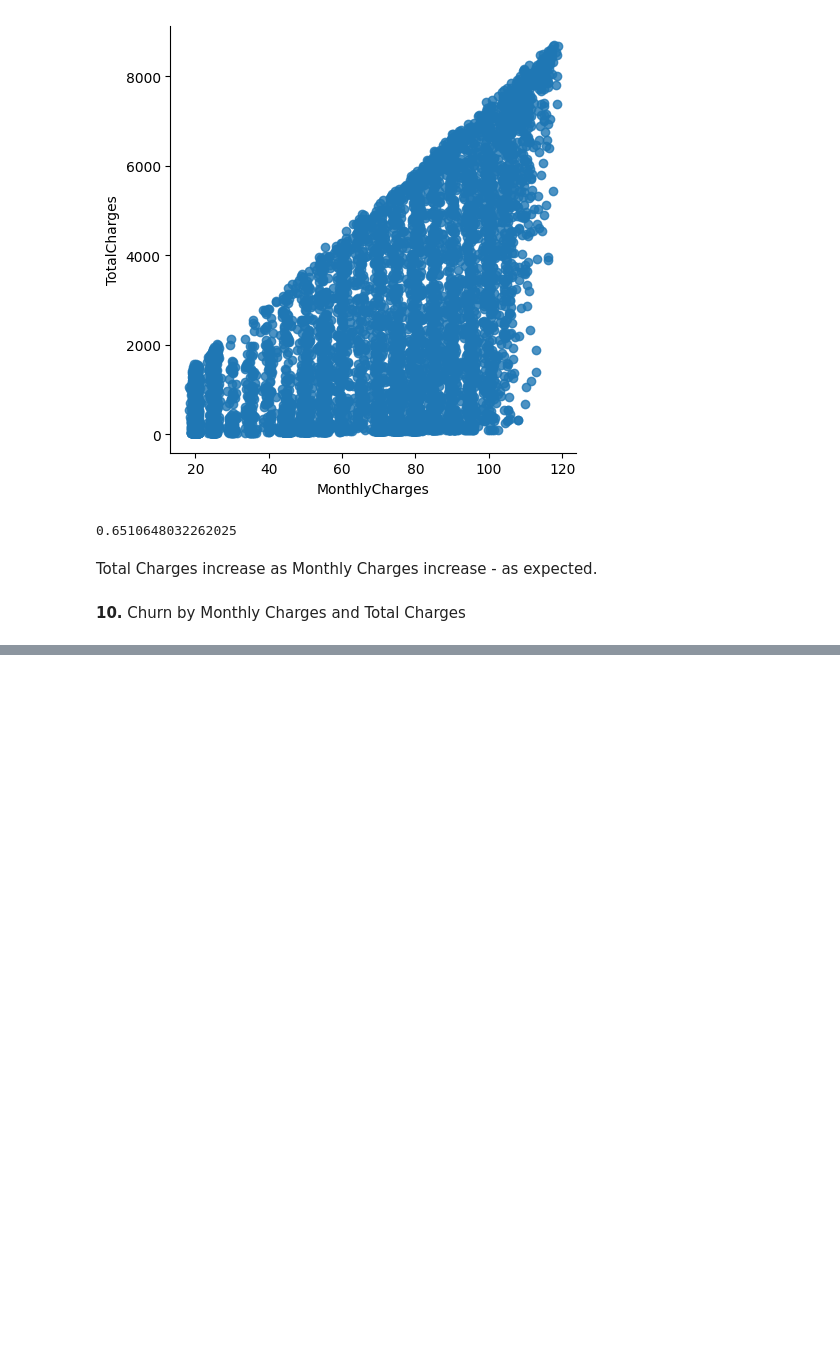
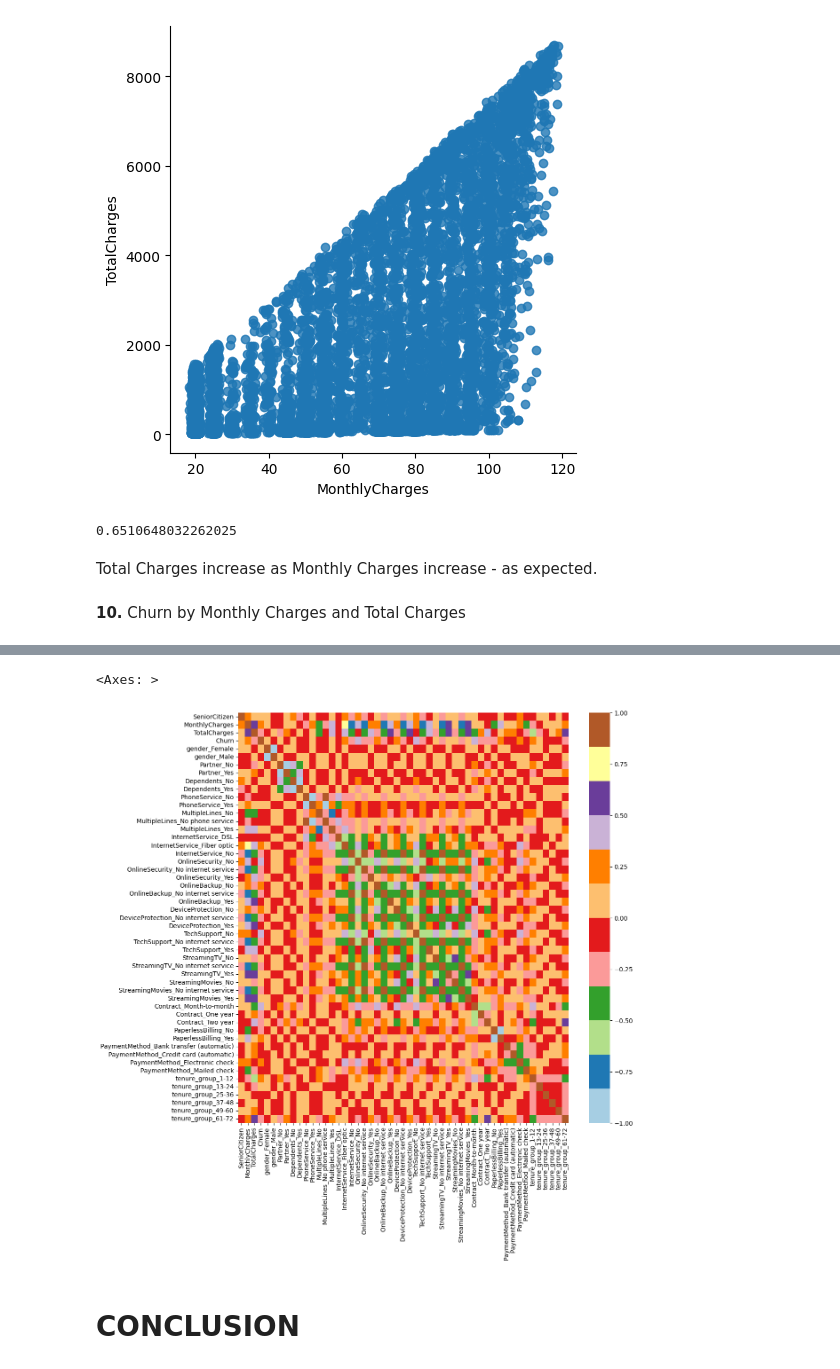
Before and after one commit to mdzaheerjk/Telecom-Customer-Churn-Prediction-using-Machine-Learning, a Jupyter notebook: Notebooks/EDA.ipynb, the cells around one changed output, grey strips where cells are left out. Saved outputs shown, nothing was run; the diff lists cells and outputs as text; code cells hidden in the pictures; blank space fills up the shorter version.

```diff
--- a/Notebooks/EDA.ipynb
+++ b/Notebooks/EDA.ipynb
@@ -497,0 +539,8 @@ This will become an error in seaborn v0.14.0; please update your code.
+# %%
+plt.figure(figsize=(12,12))
+sns.heatmap(new_df_dummies.corr(),cmap='Paired')
+# %% [output]
+<Axes: >
+[figure, added]
+# %% [markdown]
+# CONCLUSION
```
Also changed, not shown: parts of 10 cells of this notebook.
